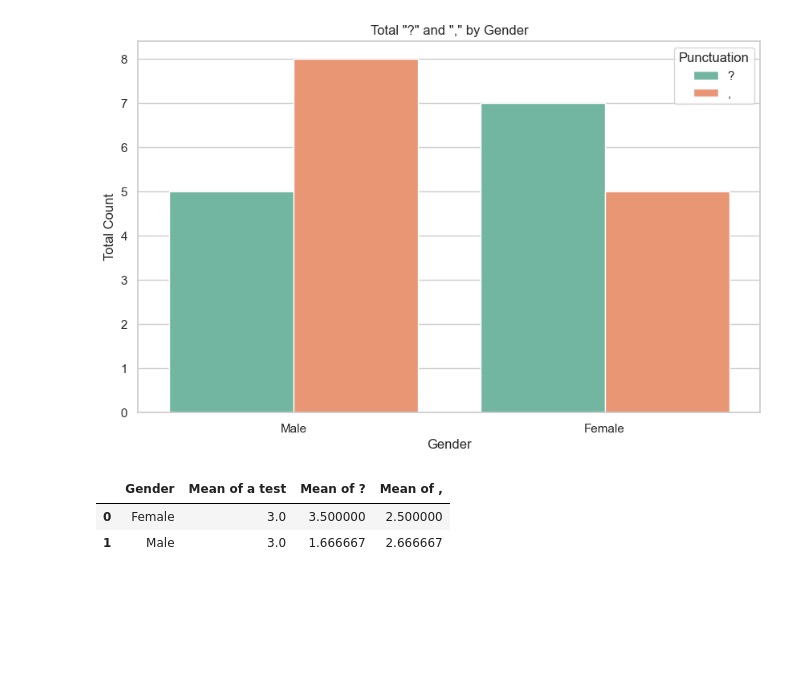
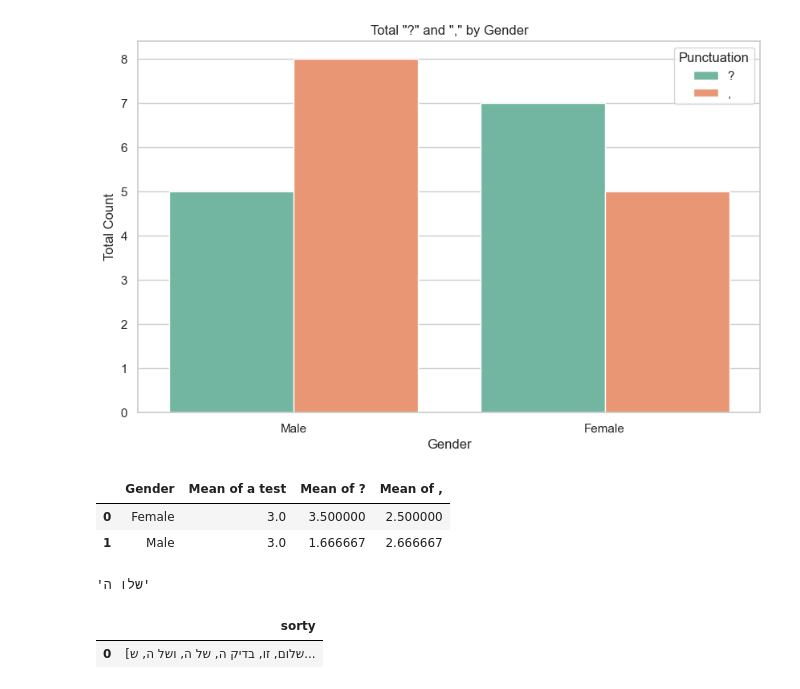
Before and after one commit to DanielDolberg/Mechine_learning_final, a Jupyter notebook: silly tests.ipynb, the cells around one changed output. Drawn from its saved outputs; the diff is of its cells as text; code cells hidden in the pictures; blank space fills up the shorter version.

```diff
--- a/silly tests.ipynb
+++ b/silly tests.ipynb
@@ -81,3 +81,32 @@ means_by_gender
 |  | Gender | Mean of a test | Mean of ? | Mean of , |
 | 0 | Female | 3.0 | 3.500000 | 2.500000 |
 | 1 | Male | 3.0 | 1.666667 | 2.666667 |
+# %%
+text = "שלום"
+
+text[:-1] + " ה"
+# %% [output]
+'שלו ה'
+# %%
+def seperateHei(df):
+
+    for i in range(df.shape[0]):
+        df.iloc[i,0] = df.iloc[i,0].strip().split(" ")
+        for j in range( len(df.iloc[i,0]) ):
+            if df.iloc[i,0][j][-1] == 'ה':
+                df.iloc[i,0][j] = df.iloc[i,0][j][:-1] + ' ה'
+        df.iloc[i,0] = " ".join(df.iloc[i,0])
+
+dick = {
+    "sorty" : ["שלום זו בדיקה שלה ושלה שלה ההההההה"]
+
+}
+
+df = pd.DataFrame(dick)
+
+seperateHei(df)
+
+df
+# %% [output]
+|  | sorty |
+| 0 | [שלום, זו, בדיק ה, של ה, ושל ה, ש... |
```
Also changed, not shown: 2 other files.
